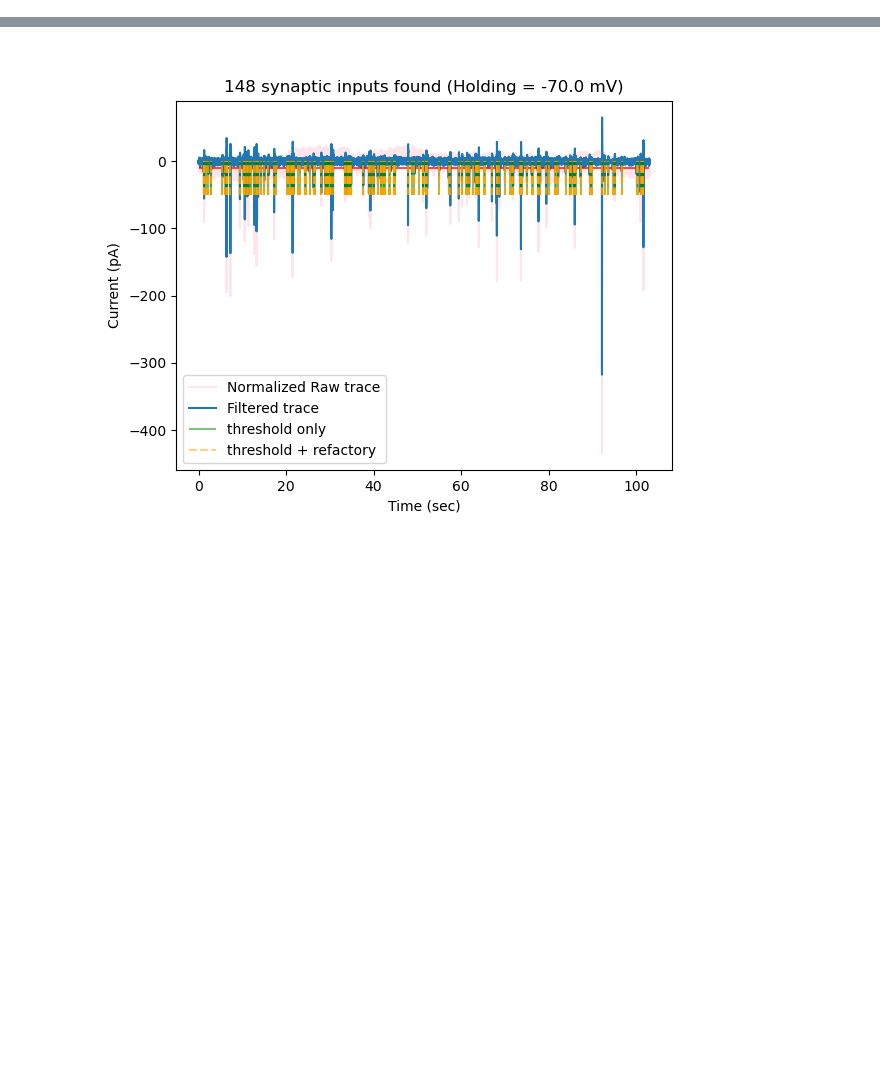
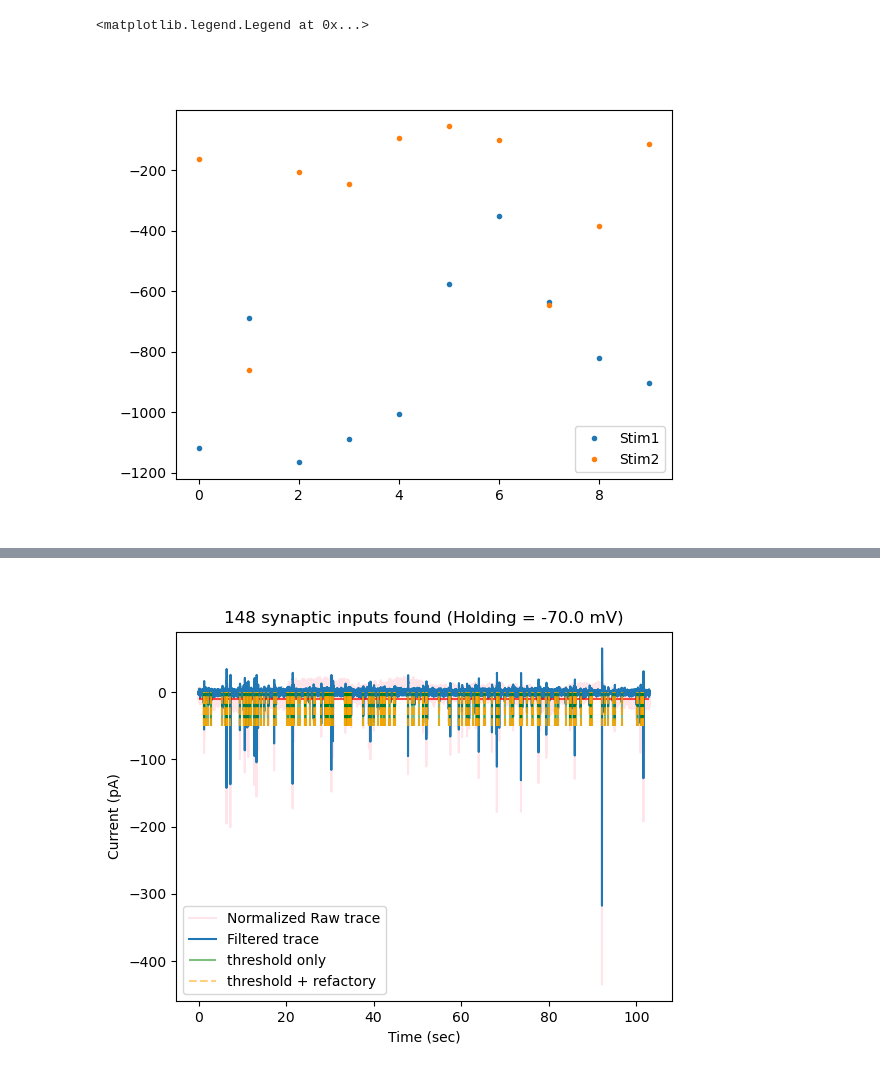
Before and after one commit to afmontarras/CSHL, a Jupyter notebook: Synaptic_current-FELIX.ipynb, the cells around one changed output, grey strips where cells are left out. Drawn from its saved outputs; the diff is of its cells as text; code cells hidden in the pictures; blank space fills up the shorter version.

```diff
--- a/Synaptic_current-FELIX.ipynb
+++ b/Synaptic_current-FELIX.ipynb
@@ -88,0 +86,8 @@ v*10
+# %%
+fig,ax = plt.subplots()
+ax.plot(Stim1_response,'.',label="Stim1")
+ax.plot(Stim2_response,'.',label="Stim2")
+ax.legend()
+# %% [output]
+<matplotlib.legend.Legend at 0x...>
+[figure, added]
```
Also changed, not shown: parts of 13 cells of this notebook, 1 other file.
